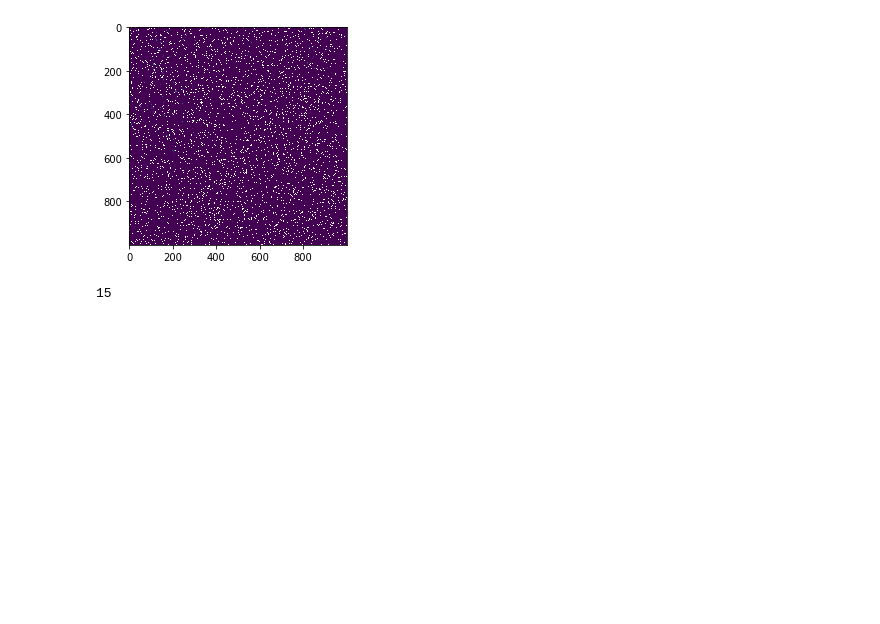
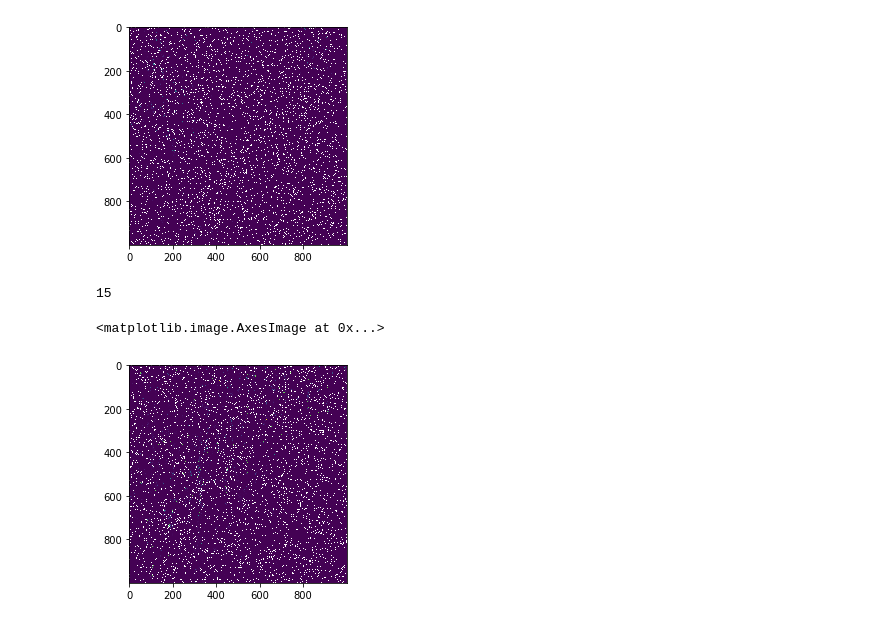
Before and after one commit to kensekense/unige-spring-2020, a Jupyter notebook: selected_topics/forensics/tp1/forensics_TP1.ipynb, the cells around one changed output. Cells and saved outputs as stored; diff of their text form; code cells hidden in the pictures; blank space fills up the shorter version.

```diff
--- a/selected_topics/forensics/forensics_TP1.ipynb
+++ b/selected_topics/forensics/tp1/forensics_TP1.ipynb
@@ -104,3 +105,8 @@ for i in range(0, len(images)):
 print(len(fingerprints))
 # %% [output]
 15
+# %%
+plt.imshow(fingerprints[3])
+# %% [output]
+<matplotlib.image.AxesImage at 0x...>
+[figure, added]
```
Also changed, not shown: parts of 5 cells of this notebook, 25 other files.
